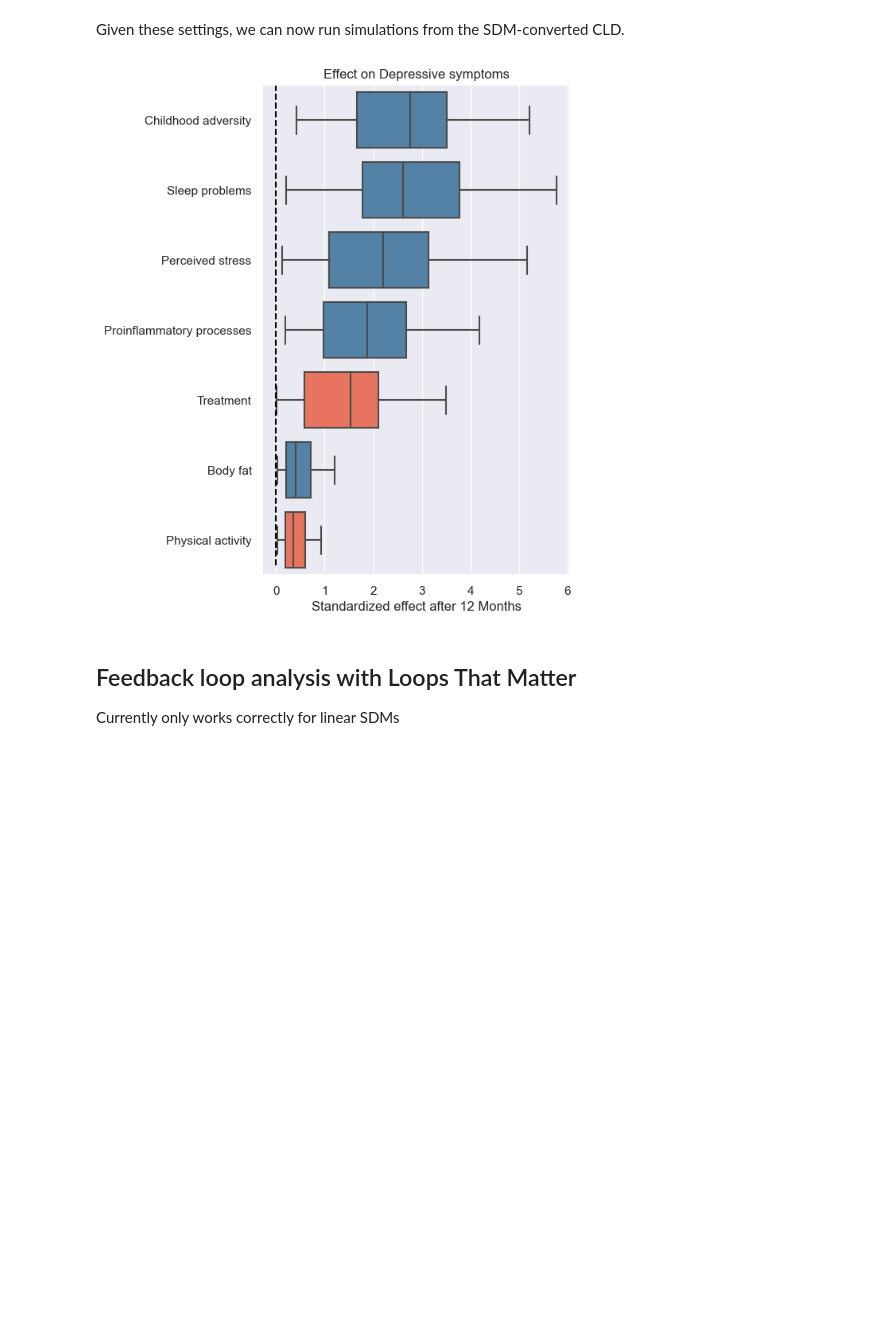
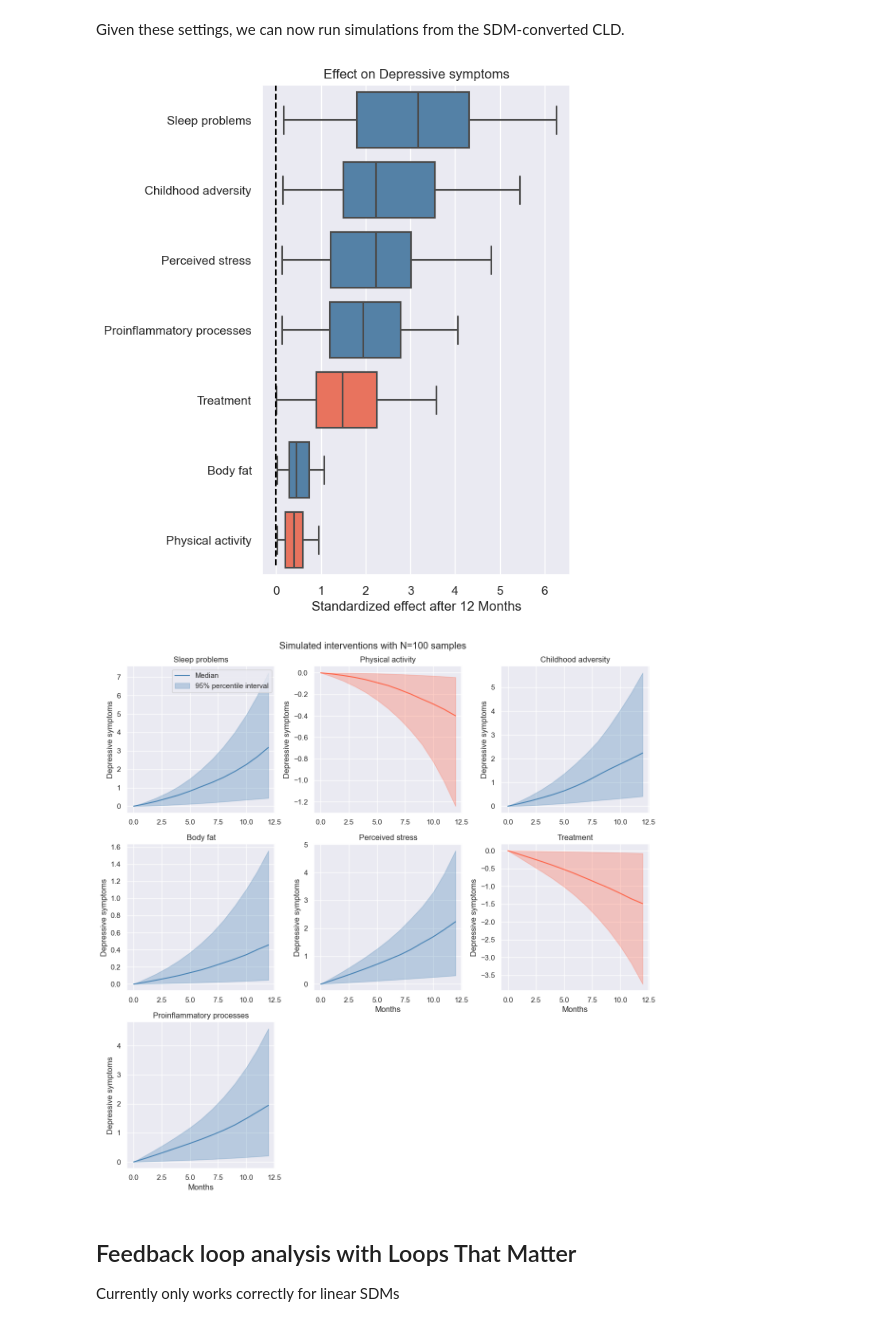
Before and after one commit to jerul/systemdynamics, a Jupyter notebook: Examples/Sleep.ipynb, the cells around one changed output. Cells and saved outputs as stored; diff of their text form; code cells hidden in the pictures; blank space fills up the shorter version.

Commit message:
Implemented Streamlit app and put everything in functions

```diff
--- a/Examples/Sleep.ipynb
+++ b/Examples/Sleep.ipynb
@@ -42,70 +33,11 @@ solve_analytically = 1
 # %% [markdown]
 Given these settings, we can now run simulations from the SDM-converted CLD.
 # %%
-### Run simulations
-df_sol_per_sample = []  # List for storing the solution dataframes
-df_sol_per_sample_no_int = []   # List for storuing the solution dataframes without interventions
-param_samples = {var : {} for var in s.intervention_variables}  # Dictionary for storing the parameters across samples
-
-for num in tqdm(range(s.N)):  # Iterate over the number of samples
-    df_sol = []
-
-    params_i = sdm.sample_model_parameters() #s.intervention_auxiliaries)  # Sample model parameters
-
-    for i, var in enumerate(s.intervention_variables):
-        # Set the initial condition for the stocks to zero
-        x0 = np.zeros(len(s.stocks_and_constants), order='F')  # By default no intervention on a stock or constant (initialized in equilibrium)
-        intervention_auxiliaries = {}  # By default no intervention on an auxiliary
-        params = deepcopy(params_i)  # Copy the parameters to avoid overwriting the original parameters
-
-        if '+' in var:  # Double factor intervention
-            var_1, var_2 = var.split('+')
-            if var_1 in s.stocks_and_constants:  # Intervention on a stock or constant (first intervention variable)
-                x0[s.stocks_and_constants.index(var_1)] += 1/2  # Increase the (baseline) value of the stock/constant by 1/2
-            else:  # Intervention on an auxiliary
-                params[var_1]["Intercept"] = 1/2
-                #intervention_auxiliaries[var_1] = 1/2 # Select the auxiliary to get an intercept of 1/2 in sample_model_parameters function
-            if var_2 in s.stocks_and_constants:
-                x0[s.stocks_and_constants.index(var_2)] += 1/2
-            else:
-                params[var_2]["Intercept"] = 1/2
-                #intervention_auxiliaries[var_2] = 1/2
-        else:  # Single factor intervention
-            if var in s.stocks_and_constants:  # Intervention on a stock or constant (only variable)
-                x0[s.stocks_and_constants.index(var)] += 1  # Increase the (baseline) value of the stock/constant by 1
-            else:  # Intervention on an auxiliary (only variable)
-                params[var]["Intercept"] = 1
-                #intervention_auxiliaries[var] = 1  # Select the auxiliary to get an intercept of 1/2 in sample_model_parameters function
-
-        # print("Intervention on", var)
-        # print(new_params) #params)
-        # print(x0)
-        # print("----")
-
-        new_params = sdm.make_equations_auxiliary_independent(params)  # Remove auxiliaries from the equations
-        if np.sum([[1 for par in new_params[st] if par in s.auxiliaries] for st in new_params]) > 0:
-            raise(Exception('Some parameters are defined for auxiliaries. This means the process of making equations auxiliary independent failed.',
-                            'Likely because of a feedback loop with only auxiliaries. Please ensure that all feedback loops contain at least one stock.'))
-        A, K, b = sdm.get_A_and_K_matrices()  # Get A and K matrices and intercept vector from the parameter dictionary without auxiliaries
-        df_sol_per_intervention = sdm.run_SDM(x0, A, K, b)
-        df_sol += [df_sol_per_intervention]
-
-        # Store the model parameters
-        if num == 0:
-            param_samples[var] = {target : {source : [params[target][source]] for source in params[target]} for target in params}
-        else:
-            for target in params:
-                for source in params[target]:
-                    param_samples[var][target][source] += [params[target][source]]
-
-    df_sol_per_sample += [df_sol]
+df_sol, param_samples = sdm.run_simulations()  # Run the simulated interventions
+intervention_effects = sdm.get_intervention_effects()  # Get the intervention effects
+top_plot = None  # Number of top interventions to plot
+plot_simulated_intervention_ranking(s, intervention_effects, top_plot=top_plot);  # Plot the simulated interventions ranking
+plot_simulated_interventions(s, df_sol, intervention_effects, interval_type="percentile", confidence_bounds=.95, top_plot=top_plot);  # Plot the simulated interventions
+# %% [output]
+[figure, added]
+[figure, added]
-# %%
-top = None  # Top factors to show
-intervention_effects = sdm.get_intervention_effects(df_sol_per_sample)
-plot_simulated_intervention_ranking(intervention_effects, s, top_plot=top)
-
-if s.save_results:
-    title = 'simulated_interventions_ranking_plots_per_individual_N' + str(s.N) + '.jpg'
-    plt.savefig(os.path.join("Results", curr_time + '_' + setting_name + "/" + title), format='jpg', dpi=300)
-# %% [output]
-[figure, removed]
```
Also changed, not shown: parts of 8 cells of this notebook, 9 other files.
